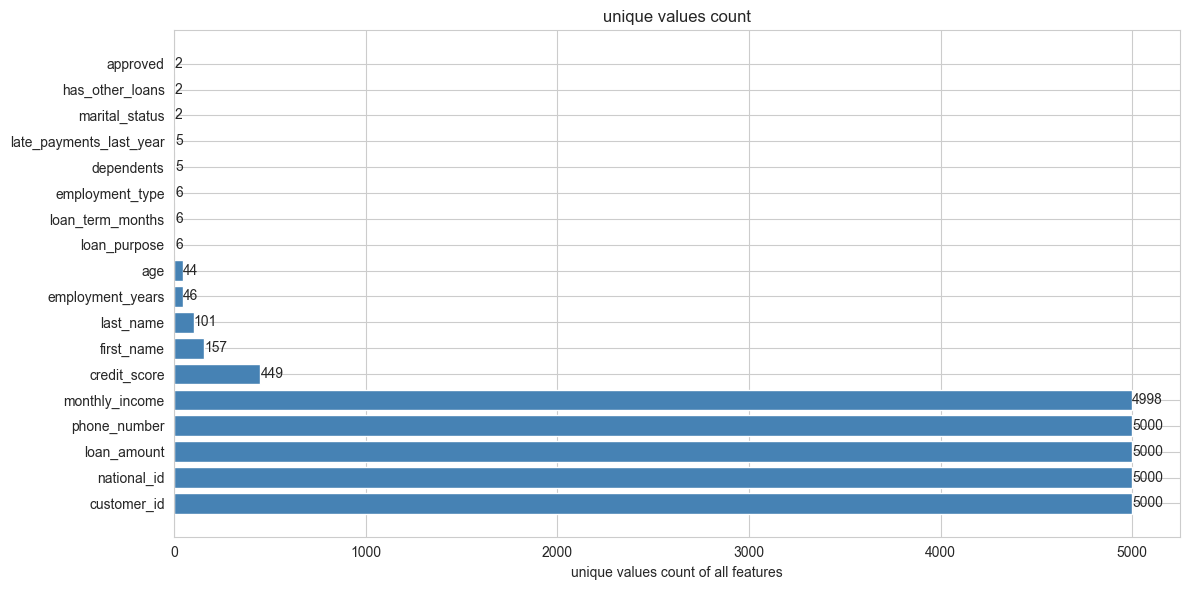
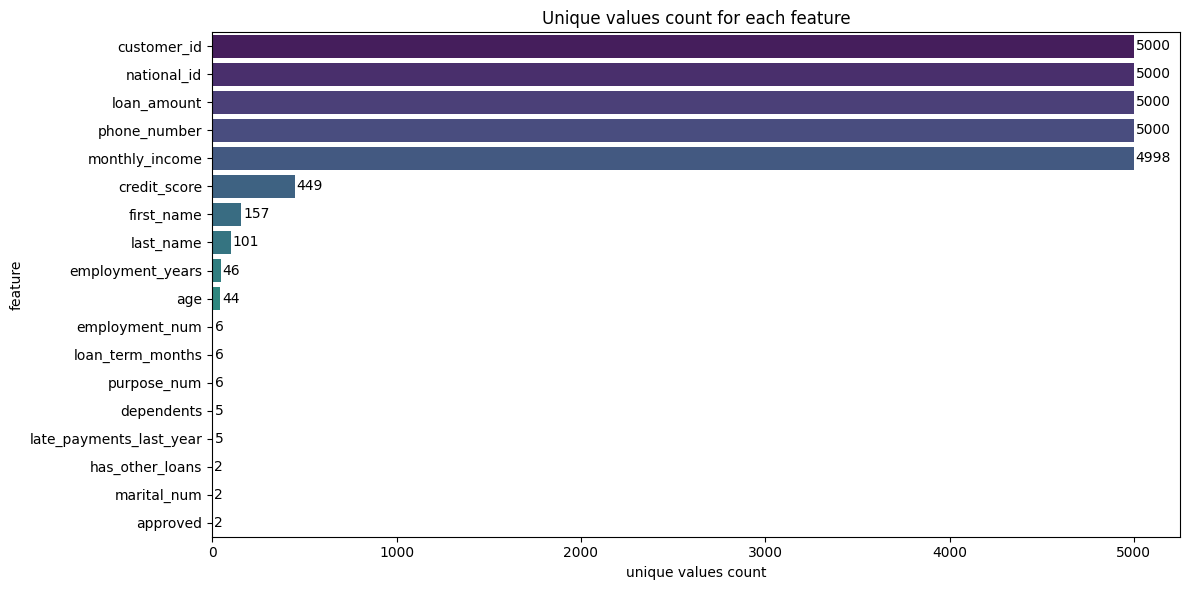
The change to this notebook cell's code, shown as a diff; its figure went from the first image to the second:
--- before
+++ after
@@ -1,17 +1,18 @@
-# محاسبه تعداد مقادیر متمایز هر ستون
+
+# آماده‌سازی دیتا
 distinct_counts = df.nunique().sort_values(ascending=False)
+df_counts = distinct_counts.reset_index()
+df_counts.columns = ["Feature", "Unique Count"]
 
-# رسم نمودار میله‌ای
+# رسم با seaborn
 plt.figure(figsize=(12, 6))
-bars = plt.barh(range(len(distinct_counts)), distinct_counts.values, color="steelblue")
-
-# تنظیمات
-plt.yticks(range(len(distinct_counts)), distinct_counts.index)
-plt.xlabel("unique values count of all features")
-plt.title("unique values count")
+sns.barplot(data=df_counts, y="Feature", x="Unique Count", palette="viridis")
+plt.title("Unique values count for each feature")
+plt.xlabel("unique values count")
+plt.ylabel("feature")
 
 # اضافه کردن اعداد روی میله‌ها
-for i, v in enumerate(distinct_counts.values):
-    plt.text(v + 1, i, str(v), va="center")
+for i, v in enumerate(df_counts["Unique Count"]):
+    plt.text(v + 10, i, str(v), va="center")
 
 plt.tight_layout()

Commit: same ploting